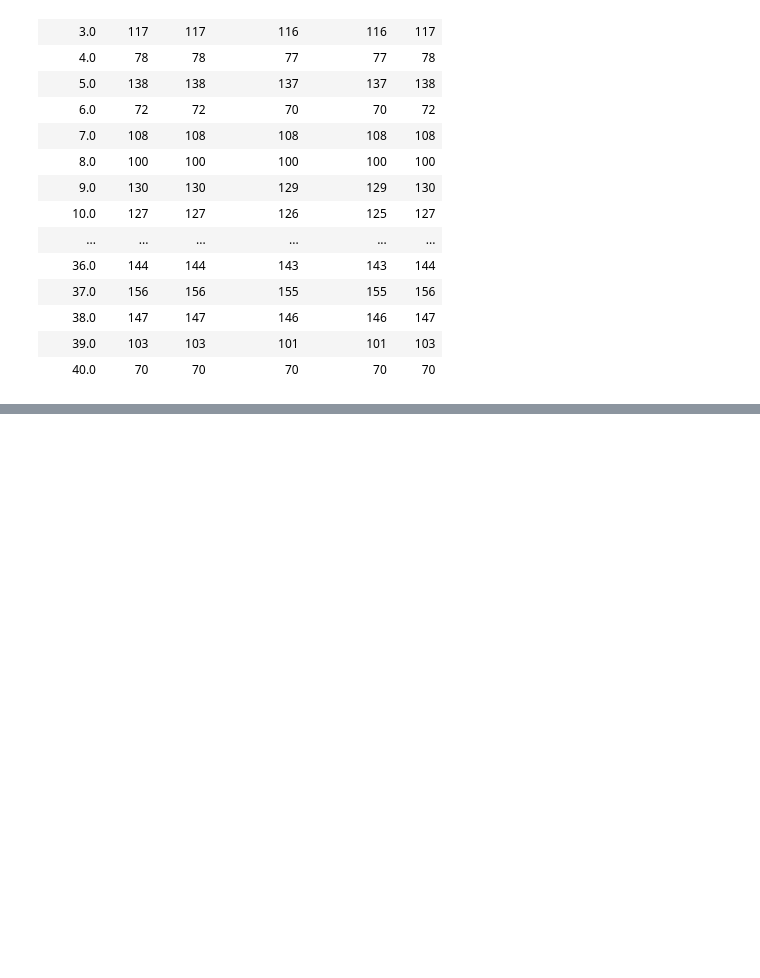
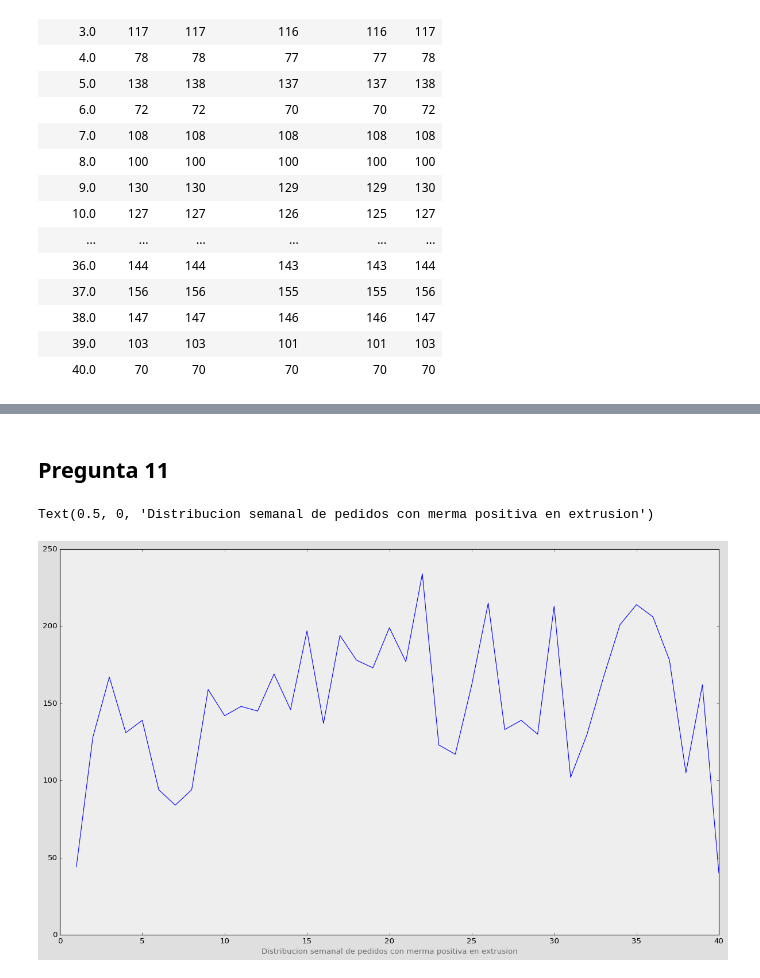
Before and after one commit to zs10011598/dci4, a Jupyter notebook: DATOS_RETO/desc2_8-11.ipynb, the cells around one changed output, grey strips where cells are left out. Saved outputs shown, nothing was run; the diff lists cells and outputs as text; code cells hidden in the pictures; blank space fills up the shorter version.

```diff
--- a/DATOS_RETO/desc2_8-11.ipynb
+++ b/DATOS_RETO/desc2_8-11.ipynb
@@ -165,0 +231,19 @@ NameError: name 'plot' is not defined
+# %% [markdown]
+## Pregunta 11
+# %%
+df = df_extrusion[df_extrusion['N° DE PEDIDO'].isin(mer_se)]
+
+df = df[['SEMANA', 'fecha_chida', 'TURNO', 'HORA INICIO', 'HORA FINAL', 'week_chida']].groupby('SEMANA').count()
+df = df.rename({'week_chida':'count'}, axis=1)
+# %%
+fig = plt.figure()
+fig.set_size_inches(18.5, 10.5, forward=True)
+fig.patch.set_alpha(0.5)
+ax = fig.add_subplot(111)
+ax.patch.set_alpha(0.5)
+
+ax.plot(df.index, df['count'])
+ax.set_xlabel('Distribucion semanal de pedidos con merma positiva en extrusion', alpha=0.5)
+# %% [output]
+Text(0.5, 0, 'Distribucion semanal de pedidos con merma positiva en extrusion')
+[figure, added]
```
Also changed, not shown: parts of 12 cells of this notebook, 1 other file.
